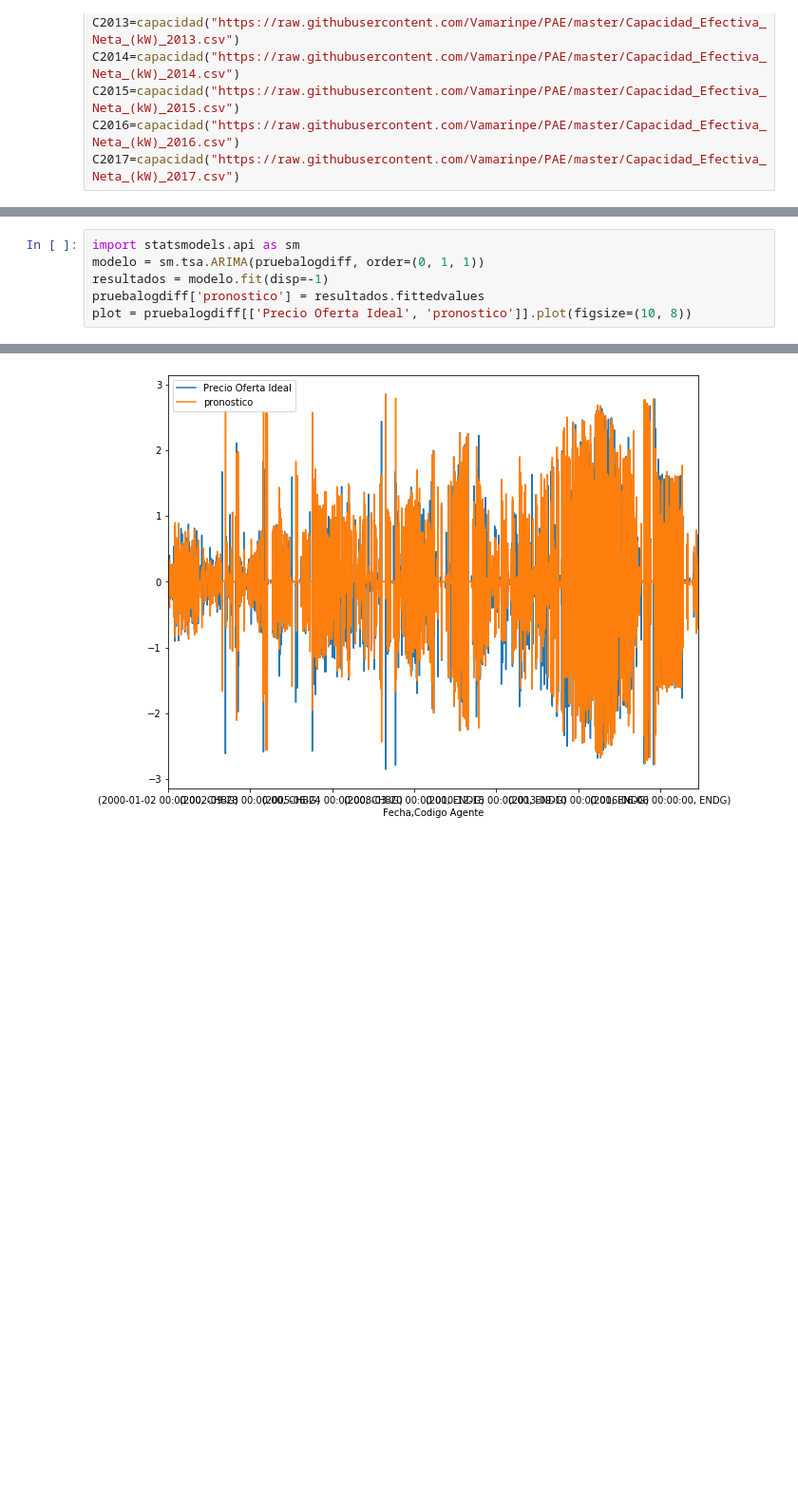
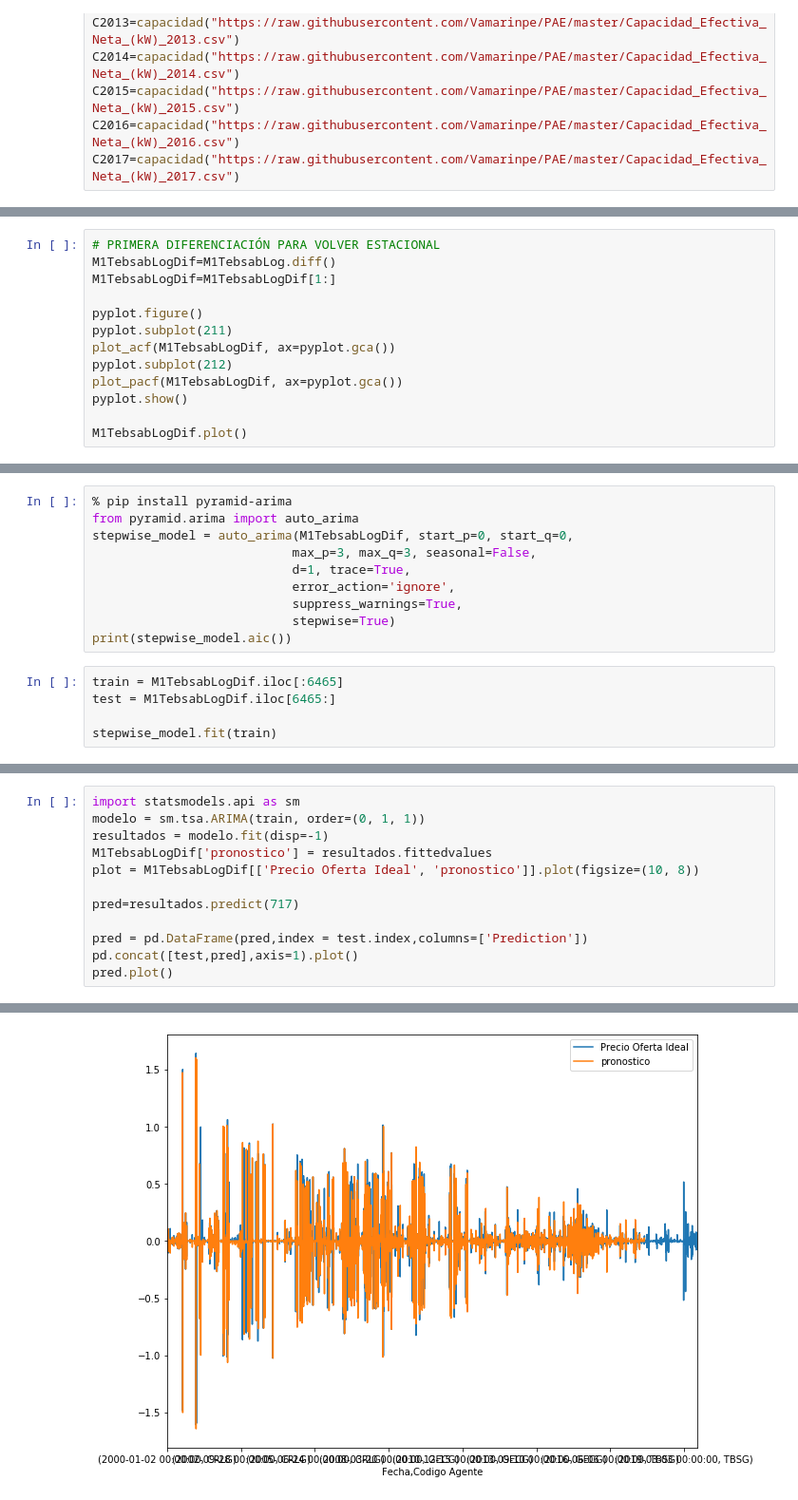
Before and after one commit to Vamarinpe/PAE, a Jupyter notebook: CodRecurso.ipynb, the cells around one changed output, grey strips where cells are left out. Shown: that part at 95% size. Saved outputs shown, nothing was run; the diff lists cells and outputs as text; blank space fills up the shorter version.

```diff
--- a/CodRecurso.ipynb
+++ b/CodRecurso.ipynb
@@ -308,0 +428,13 @@ pruebalogdiff.plot()
+# %%
+# PRIMERA DIFERENCIACIÓN PARA VOLVER ESTACIONAL
+M1TebsabLogDif=M1TebsabLog.diff()
+M1TebsabLogDif=M1TebsabLogDif[1:]
+
+pyplot.figure()
+pyplot.subplot(211)
+plot_acf(M1TebsabLogDif, ax=pyplot.gca())
+pyplot.subplot(212)
+plot_pacf(M1TebsabLogDif, ax=pyplot.gca())
+pyplot.show()
+
+M1TebsabLogDif.plot()
@@ -308,0 +445,15 @@ pruebalogdiff.plot()
+# %%
+% pip install pyramid-arima
+from pyramid.arima import auto_arima
+stepwise_model = auto_arima(M1TebsabLogDif, start_p=0, start_q=0,
+                           max_p=3, max_q=3, seasonal=False,
+                           d=1, trace=True,
+                           error_action='ignore',
+                           suppress_warnings=True,
+                           stepwise=True)
+print(stepwise_model.aic())
+# %%
+train = M1TebsabLogDif.iloc[:6465]
+test = M1TebsabLogDif.iloc[6465:]
+
+stepwise_model.fit(train)
@@ -309,7 +472,13 @@ pruebalogdiff.plot()
 # %%
 import statsmodels.api as sm
-modelo = sm.tsa.ARIMA(pruebalogdiff, order=(0, 1, 1))
+modelo = sm.tsa.ARIMA(train, order=(0, 1, 1))
 resultados = modelo.fit(disp=-1)
-pruebalogdiff['pronostico'] = resultados.fittedvalues
-plot = pruebalogdiff[['Precio Oferta Ideal', 'pronostico']].plot(figsize=(10, 8))
+M1TebsabLogDif['pronostico'] = resultados.fittedvalues
+plot = M1TebsabLogDif[['Precio Oferta Ideal', 'pronostico']].plot(figsize=(10, 8))
+
+pred=resultados.predict(717)
+
+pred = pd.DataFrame(pred,index = test.index,columns=['Prediction'])
+pd.concat([test,pred],axis=1).plot()
+pred.plot()
 # %% [output]
@@ -316 +486 @@ plot = pruebalogdiff[['Precio Oferta Ideal', 'pronostico']].plot(figsize=(10, 8)
-[figure, old version]
+[figure, new version]
```
Also changed, not shown: parts of 24 cells of this notebook.
